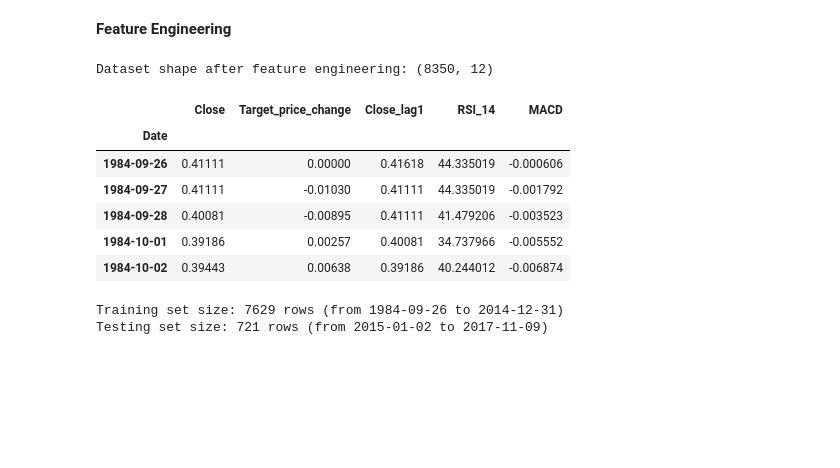
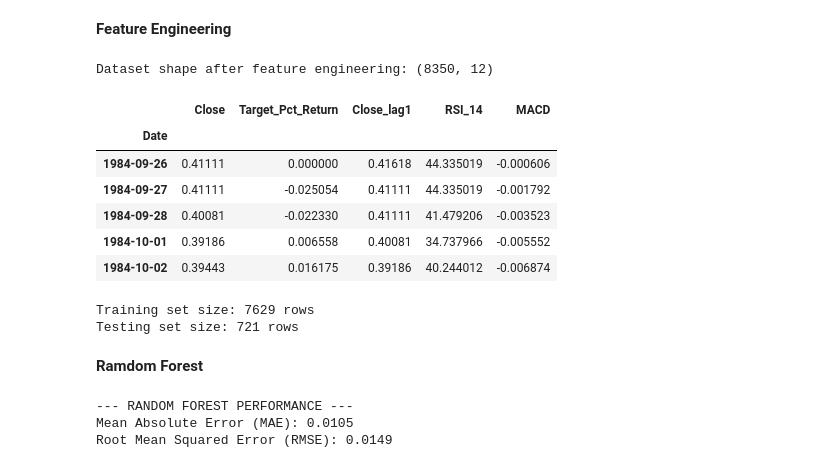
Before and after one commit to Yekta-Ahmadifar/Predict-stock-prices, a Jupyter notebook: SrockPricePrediction.ipynb, the cells around one changed output. Cells and saved outputs as stored; diff of their text form; code cells hidden in the pictures; blank space fills up the shorter version.

Commit message:
ML development and Evaluation

```diff
--- a/SrockPricePrediction.ipynb
+++ b/SrockPricePrediction.ipynb
@@ -8,55 +10,77 @@ from sklearn.ensemble import RandomForestRegressor
 # %%
 df = pd.read_csv("aapl.us.txt" , parse_dates=['Date'] , index_col='Date')
 
-#creat target (Y): tommorow's price
-df['Target_price_change'] = df['Close'].shift(-1) - df['Close']
+# #creat target (Y): tommorow's price
+df['Target_Pct_Return'] = df['Close'].pct_change().shift(-1)
 
-#lag features
+# # #lag features
 df['Close_lag1'] = df['Close'].shift(1) #yesterday close
 df['Close_lag2'] = df['Close'].shift(2) #2 days ago close
 df['Volume_lag1'] = df['Volume'].shift(3) #yesterday lag
 
 #Calculate RSI (Relative Strength Index) Feature
 delta = df['Close'].diff()
 gain = (delta.where(delta > 0, 0)).rolling(window=14).mean()
 loss = (-delta.where(delta < 0, 0)).rolling(window=14).mean()
 rs = gain / loss
 df['RSI_14'] = 100 - (100 / (1 + rs))
 
-# 5. Calculate MACD (Moving Average Convergence Divergence) Feature
+#Calculate MACD (Moving Average Convergence Divergence) Feature
 exp1 = df['Close'].ewm(span=12, adjust=False).mean()
 exp2 = df['Close'].ewm(span=26, adjust=False).mean()
 df['MACD'] = exp1 - exp2
 
 #drop nan values
 df_ml = df.dropna().copy()
 
 print(f"Dataset shape after feature engineering: {df_ml.shape}")
-df_ml[['Close', 'Target_price_change', 'Close_lag1', 'RSI_14', 'MACD']].head()
+df_ml[['Close', 'Target_Pct_Return', 'Close_lag1', 'RSI_14', 'MACD']].head()
 # %% [output]
 Dataset shape after feature engineering: (8350, 12)
-|  | Close | Target_price_change | Close_lag1 | RSI_14 | MACD |
+|  | Close | Target_Pct_Return | Close_lag1 | RSI_14 | MACD |
 | Date |  |  |  |  |  |
-| 1984-09-26 | 0.41111 | 0.00000 | 0.41618 | 44.335019 | -0.000606 |
-| 1984-09-27 | 0.41111 | -0.01030 | 0.41111 | 44.335019 | -0.001792 |
-| 1984-09-28 | 0.40081 | -0.00895 | 0.41111 | 41.479206 | -0.003523 |
-| 1984-10-01 | 0.39186 | 0.00257 | 0.40081 | 34.737966 | -0.005552 |
-| 1984-10-02 | 0.39443 | 0.00638 | 0.39186 | 40.244012 | -0.006874 |
+| 1984-09-26 | 0.41111 | 0.000000 | 0.41618 | 44.335019 | -0.000606 |
+| 1984-09-27 | 0.41111 | -0.025054 | 0.41111 | 44.335019 | -0.001792 |
+| 1984-09-28 | 0.40081 | -0.022330 | 0.41111 | 41.479206 | -0.003523 |
+| 1984-10-01 | 0.39186 | 0.006558 | 0.40081 | 34.737966 | -0.005552 |
+| 1984-10-02 | 0.39443 | 0.016175 | 0.39186 | 40.244012 | -0.006874 |
-# %%
-f_cols = ['Close', 'Target_price_change', 'Close_lag1', 'RSI_14', 'MACD']
-x = df_ml[f_cols]
-y = df['Target_price_change']
-
-#split based on cut off date
-cutoff_date = '2015-01-01'
-x_train = x.loc[:cutoff_date]
-y_train = y.loc[:cutoff_date]
-
-x_test = x.loc[cutoff_date:]
-y_test = y.loc[cutoff_date:]
-
-print(f"Training set size: {x_train.shape[0]} rows (from {x_train.index.min().date()} to {x_train.index.max().date()})")
-print(f"Testing set size: {x_test.shape[0]} rows (from {x_test.index.min().date()} to {x_test.index.max().date()})")
-# %% [output]
-Training set size: 7629 rows (from 1984-09-26 to 2014-12-31)
-Testing set size: 721 rows (from 2015-01-02 to 2017-11-09)
+# %%
+df = pd.read_csv("aapl.us.txt" , parse_dates=['Date'] , index_col='Date')
+
+f_cols = ['Close', 'Close_lag1', 'RSI_14', 'MACD']
+
+x = df_ml[f_cols]
+y = df_ml['Target_Pct_Return']
+
+# split based on cut off date
+cutoff_date = '2015-01-01'
+
+x_train = x.loc[:cutoff_date]
+y_train = y.loc[:cutoff_date]
+
+x_test = x.loc[cutoff_date:]
+y_test = y.loc[cutoff_date:]
+
+print(f"Training set size: {x_train.shape[0]} rows")
+print(f"Testing set size: {x_test.shape[0]} rows")
+# %% [output]
+Training set size: 7629 rows
+Testing set size: 721 rows
+# %% [markdown]
+**Ramdom Forest**
+# %%
+#initializing RF
+rf_model = RandomForestRegressor(random_state=42 , n_estimators=700 , max_depth=10, min_samples_split=30 , n_jobs=-1)
+#fitting
+rf_model.fit(x_train, y_train)
+rf_pred = rf_model.predict(x_test)
+#evaluation
+rf_mae = mean_absolute_error(y_test , rf_pred)
+rf_sqe = np.sqrt(mean_squared_error(y_test, rf_pred))
+print("\n--- RANDOM FOREST PERFORMANCE ---")
+print(f"Mean Absolute Error (MAE): {rf_mae:.4f}")
+print(f"Root Mean Squared Error (RMSE): {rf_sqe:.4f}")
+# %% [output]
+--- RANDOM FOREST PERFORMANCE ---
+Mean Absolute Error (MAE): 0.0105
+Root Mean Squared Error (RMSE): 0.0149
```
Also changed, not shown: parts of 4 cells of this notebook.
